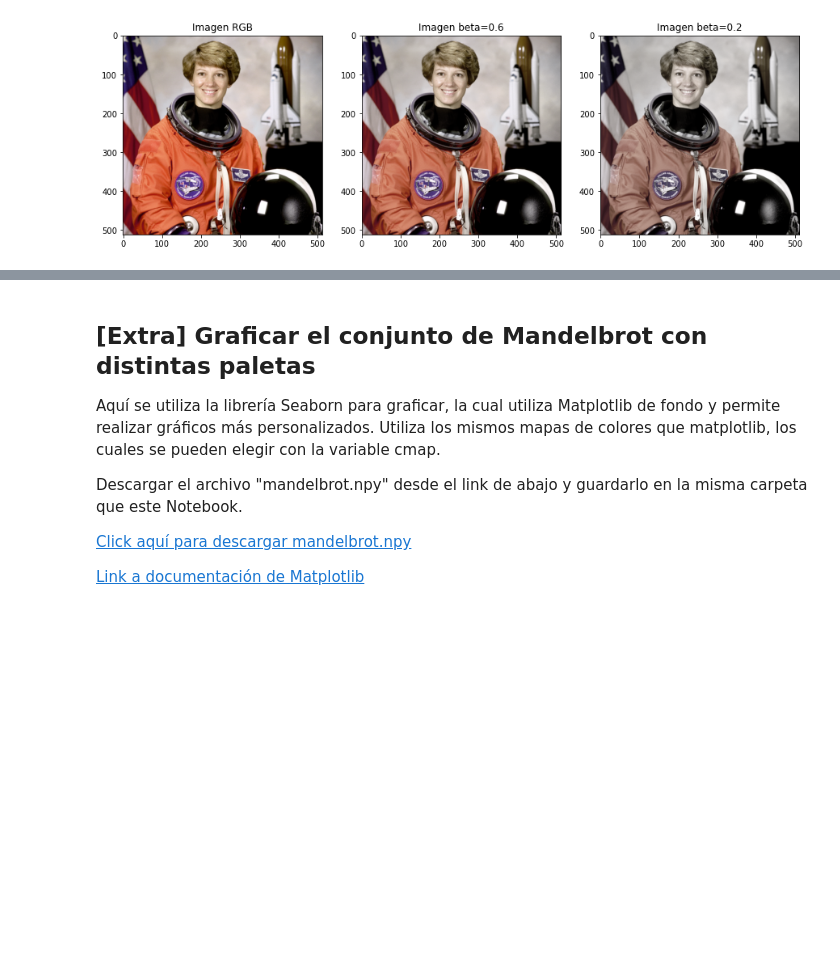
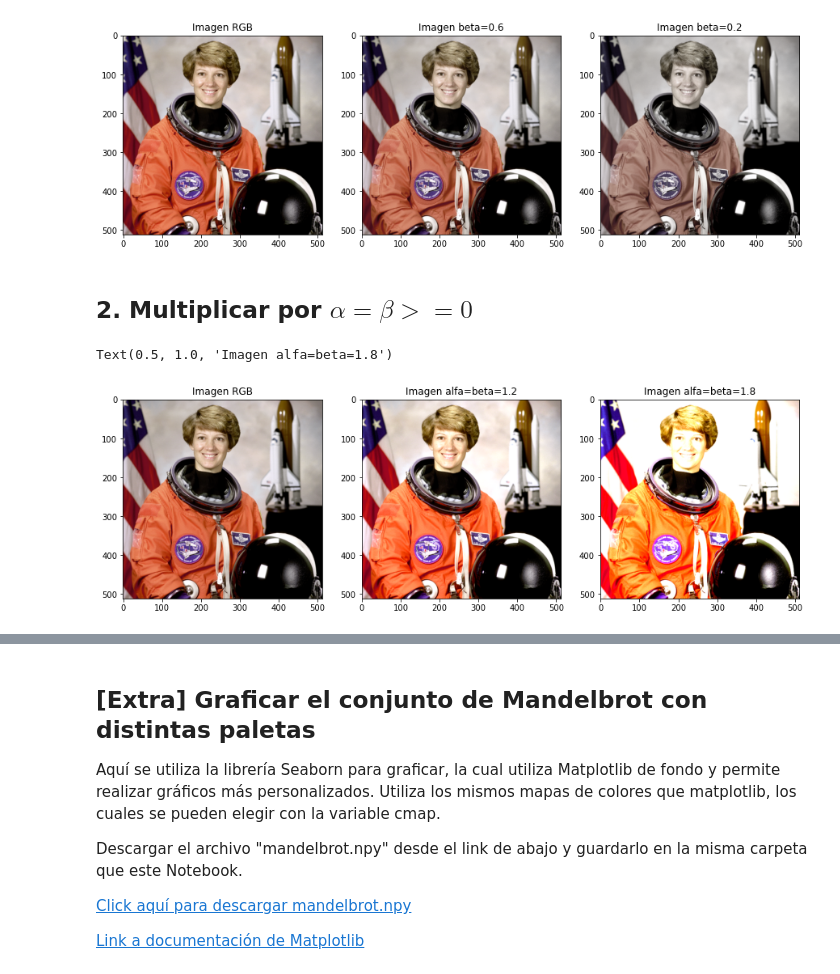
Before and after one commit to tarraga888/PDI_Practicas, a Jupyter notebook: P1EDTT.ipynb, the cells around one changed output, grey strips where cells are left out. Saved outputs shown, nothing was run; the diff lists cells and outputs as text; code cells hidden in the pictures; blank space fills up the shorter version.

```diff
--- a/P1EDTT.ipynb
+++ b/P1EDTT.ipynb
@@ -208,3 +205,39 @@ axes[2].set_title('Imagen beta=0.2')
 # %% [output]
 Text(0.5, 1.0, 'Imagen beta=0.2')
 [figure]
+# %% [markdown]
+## 2. Multiplicar  por $\alpha = \beta >=0 $
+# %%
+YIQab1=MatrizYIQ.copy()
+YIQab2=MatrizYIQ.copy()
+YIQab3=MatrizYIQ.copy()
+YIQab4=MatrizYIQ.copy()
+#Aplicando un valor de alpha=beta1= 1.2
+YIQab1[:,:,:]=1.2*YIQb1[:,:,:]  # Afectando canal Y,I,Q
+#Aplicando un valor de beta2= 1.8
+YIQab2[:,:,:]=1.8*YIQb2[:,:,:]  # Afectando canal Y,I,Q
+#Aplicando un valor de alpha=beta1= 0.6
+YIQab3[:,:,:]=0.6*YIQb1[:,:,:]  # Afectando canal Y,I,Q
+#Aplicando un valor de beta2= 0.2
+YIQab4[:,:,:]=0.2*YIQb2[:,:,:]  # Afectando canal Y,I,Q
+# %%
+ImagenRGB9=apply_matrix(YIQab1, MatrizYIQtoRGB)
+ImagenRGB9=np.clip(ImagenRGB9, 0, 1) ## Clampea imagen en 0 a 1
+ImagenRGB10=apply_matrix(YIQab2, MatrizYIQtoRGB)
+ImagenRGB10=np.clip(ImagenRGB10, 0, 1) ## Clampea imagen en 0 a 1
+ImagenRGB11=apply_matrix(YIQab3, MatrizYIQtoRGB)
+ImagenRGB11=np.clip(ImagenRGB11, 0, 1) ## Clampea imagen en 0 a 1
+ImagenRGB12=apply_matrix(YIQab4, MatrizYIQtoRGB)
+ImagenRGB12=np.clip(ImagenRGB12, 0, 1) ## Clampea imagen en 0 a 1
+# %%
+#Graficando alfa=beta
+fig, axes = plt.subplots(1, 3, figsize=(15,5))
+axes[0].imshow(np.clip(Imagen_RGB, 0, 1))
+axes[0].set_title('Imagen RGB')
+axes[1].imshow(ImagenRGB9)
+axes[1].set_title('Imagen alfa=beta=1.2')
+axes[2].imshow(ImagenRGB10)
+axes[2].set_title('Imagen alfa=beta=1.8')
+# %% [output]
+Text(0.5, 1.0, 'Imagen alfa=beta=1.8')
+[figure, added]
```
Also changed, not shown: parts of 17 cells of this notebook.
